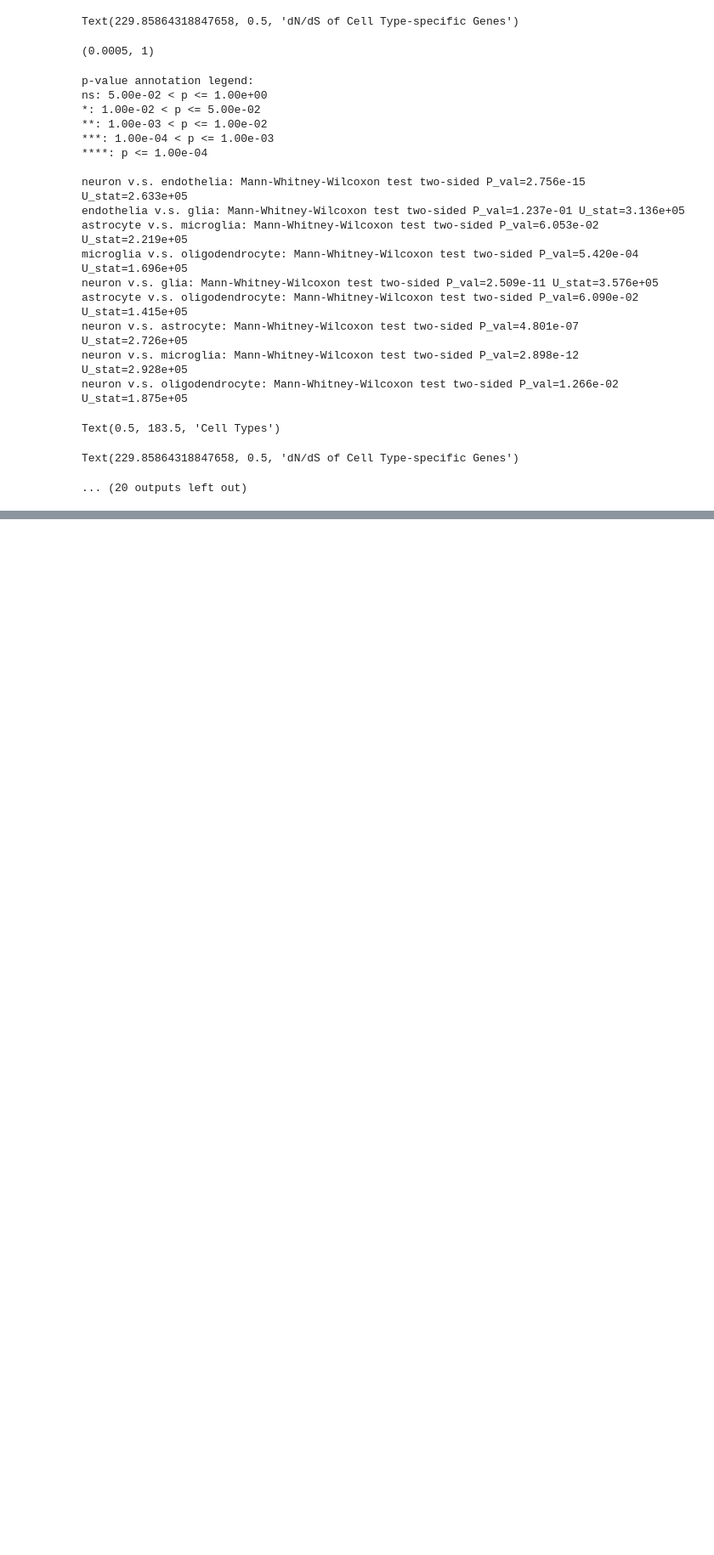
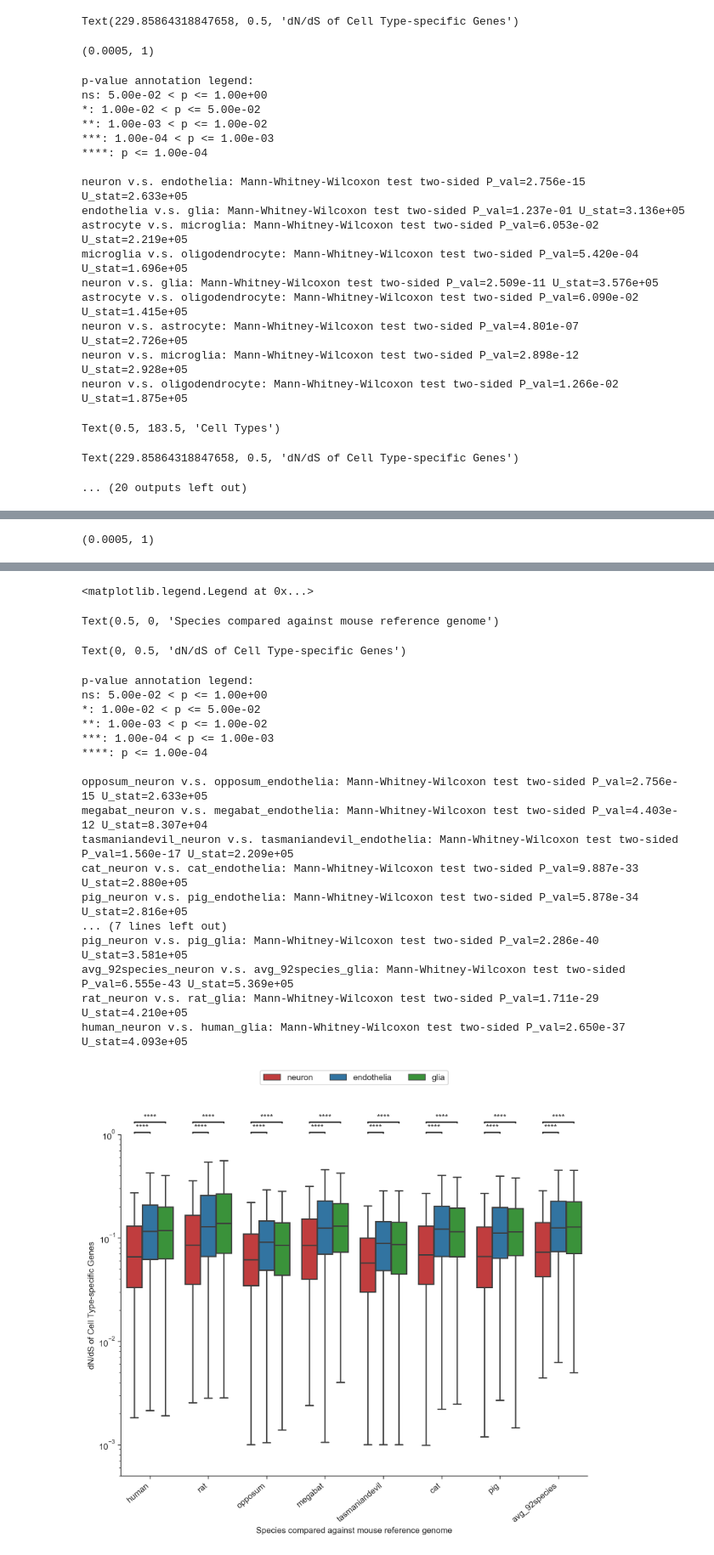
Before and after one commit to VeritatemAmo/neuron-glia-dNdS, a Jupyter notebook: jupyter_notebooks/mouse.stats_and_figures.ipynb, the cells around one changed output, grey strips where cells are left out. Shown at 85% size. Drawn from its saved outputs; the diff is of its cells as text; code cells hidden in the pictures; blank space fills up the shorter version.

```diff
--- a/jupyter_notebooks/mouse.stats_and_figures.ipynb
+++ b/jupyter_notebooks/mouse.stats_and_figures.ipynb
@@ -224,0 +354,35 @@ Text(229.85864318847658, 0.5, 'dN/dS of Cell Type-specific Genes')
+# %%
+neg_df=graph_df[graph_df['Celltype'].isin(['neuron','glia','endothelia'])]
+neg_df=neg_df[neg_df['dNdS']!=0]
+fig = plt.figure(figsize=(10,7.5))
+ax = fig.add_subplot()
+ax = sns.boxplot(x="Species", y="dNdS", hue="Celltype", data=neg_df, showfliers=False, palette=palette)
+sns.despine()
+ax.set(yscale='log')
+ax.set_ylim(0.0005,1)
+ax.set_xticklabels(ax.get_xticklabels(), rotation=40, ha="right")
+ax.legend(loc='upper center', bbox_to_anchor=(0.5,1.),ncol=3)
+ax.set_xlabel("Species compared against mouse reference genome")
+ax.set_ylabel("dN/dS of Cell Type-specific Genes")
+stats = add_stat_annotation(ax=ax,data=neg_df,x="Species", y="dNdS", hue="Celltype",
+                        box_pairs=[(('human',"endothelia"), ('human',"neuron")),
+                                   (('human','glia'),('human','neuron')),
+                                   (('rat',"endothelia"), ('rat',"neuron")),
+                                   (('rat','glia'),('rat','neuron')),
+                                   (('opposum',"endothelia"), ('opposum',"neuron")),
+                                   (('opposum','glia'),('opposum','neuron')),
+                                   (('megabat',"endothelia"), ('megabat',"neuron")),
+                                   (('megabat','glia'),('megabat','neuron')),
+                                   (('tasmaniandevil',"endothelia"), ('tasmaniandevil',"neuron")),
+                                   (('tasmaniandevil','glia'),('tasmaniandevil','neuron')),
+                                   (('cat',"endothelia"), ('cat',"neuron")),
+                                   (('cat','glia'),('cat','neuron')),
+                                   (('pig',"endothelia"), ('pig',"neuron")),
+                                   (('pig','glia'),('pig','neuron')),
+                                   (('avg_92species',"endothelia"), ('avg_92species',"neuron")),
+                                   (('avg_92species','glia'),('avg_92species','neuron')),],
+                        test='Mann-Whitney', text_format='star',
+                        loc='outside', verbose=2)
+# plt.savefig('../figures/mouse.boxplots.pdf')
+plt.show()
+# %% [output]
@@ -224,0 +390 @@ Text(229.85864318847658, 0.5, 'dN/dS of Cell Type-specific Genes')
+(0.0005, 1)
@@ -225,3 +399,24 @@ Text(229.85864318847658, 0.5, 'dN/dS of Cell Type-specific Genes')
+<matplotlib.legend.Legend at 0x...>
+Text(0.5, 0, 'Species compared against mouse reference genome')
+Text(0, 0.5, 'dN/dS of Cell Type-specific Genes')
+p-value annotation legend:
+ns: 5.00e-02 < p <= 1.00e+00
+*: 1.00e-02 < p <= 5.00e-02
+**: 1.00e-03 < p <= 1.00e-02
+***: 1.00e-04 < p <= 1.00e-03
+****: p <= 1.00e-04
+
+opposum_neuron v.s. opposum_endothelia: Mann-Whitney-Wilcoxon test two-sided P_val=2.756e-15 U_stat=2.633e+05
+megabat_neuron v.s. megabat_endothelia: Mann-Whitney-Wilcoxon test two-sided P_val=4.403e-12 U_stat=8.307e+04
+tasmaniandevil_neuron v.s. tasmaniandevil_endothelia: Mann-Whitney-Wilcoxon test two-sided P_val=1.560e-17 U_stat=2.209e+05
+cat_neuron v.s. cat_endothelia: Mann-Whitney-Wilcoxon test two-sided P_val=9.887e-33 U_stat=2.880e+05
+pig_neuron v.s. pig_endothelia: Mann-Whitney-Wilcoxon test two-sided P_val=5.878e-34 U_stat=2.816e+05
+... (7 lines left out)
+pig_neuron v.s. pig_glia: Mann-Whitney-Wilcoxon test two-sided P_val=2.286e-40 U_stat=3.581e+05
+avg_92species_neuron v.s. avg_92species_glia: Mann-Whitney-Wilcoxon test two-sided P_val=6.555e-43 U_stat=5.369e+05
+rat_neuron v.s. rat_glia: Mann-Whitney-Wilcoxon test two-sided P_val=1.711e-29 U_stat=4.210e+05
+human_neuron v.s. human_glia: Mann-Whitney-Wilcoxon test two-sided P_val=2.650e-37 U_stat=4.093e+05
+[figure, added]
 # %%
 fig = plt.figure(figsize=(10,7.5))
 ax = fig.add_subplot()
```
Also changed, not shown: parts of 23 cells of this notebook, 4 other files.
